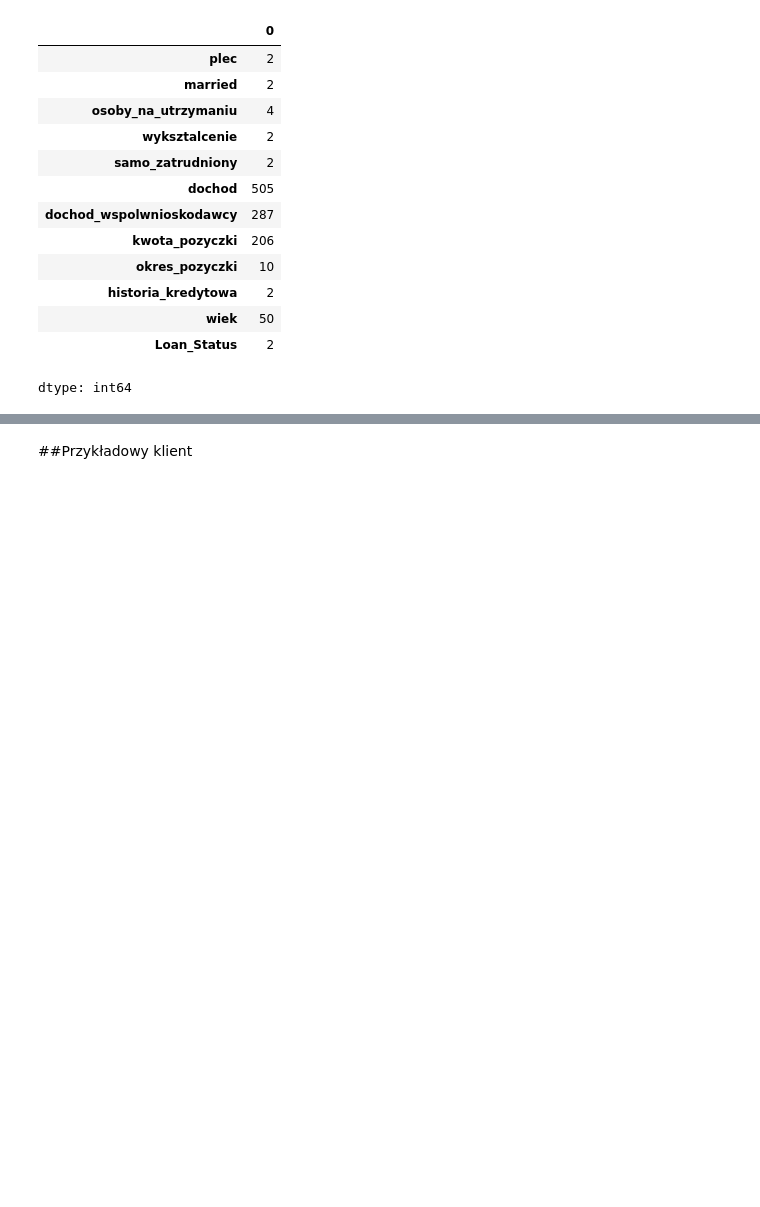
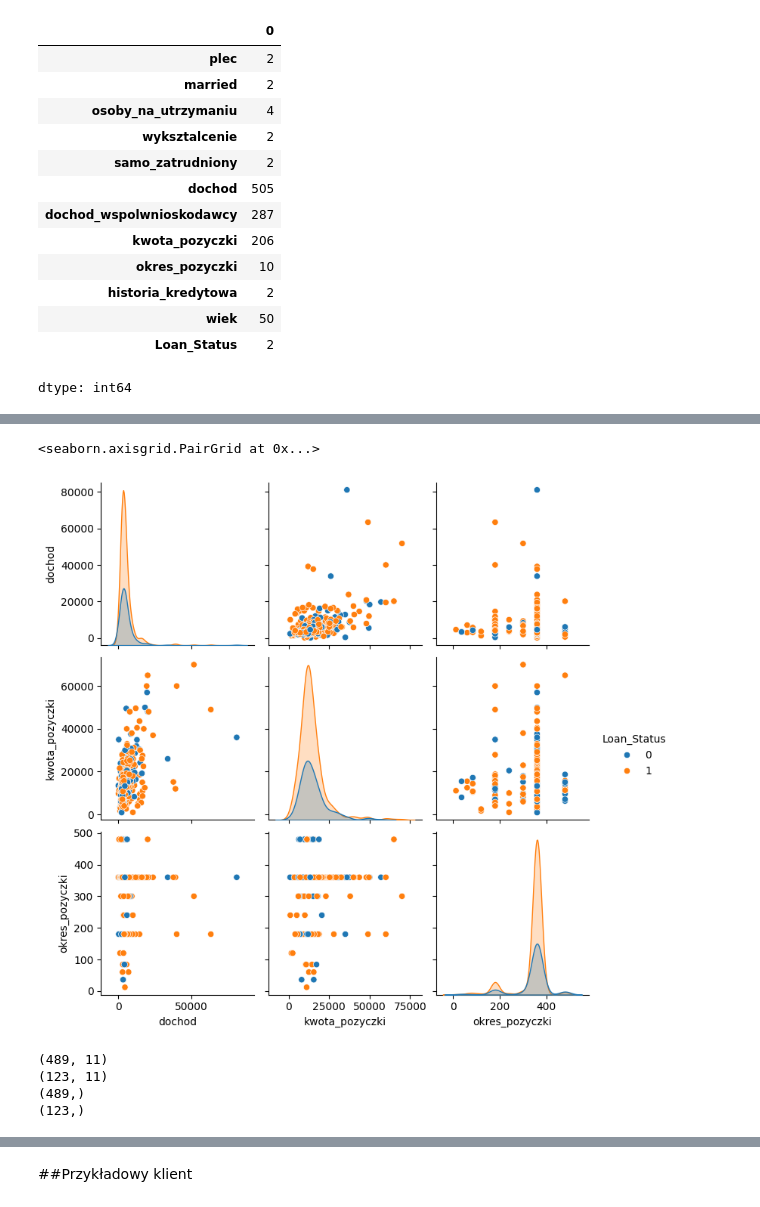
Before and after one commit to rybinski92/ml_credit_project, a Jupyter notebook: prezentacja_ML.ipynb, the cells around one changed output, grey strips where cells are left out. Saved outputs shown, nothing was run; the diff lists cells and outputs as text; code cells hidden in the pictures; blank space fills up the shorter version.

```diff
--- a/prezentacja_ML.ipynb
+++ b/prezentacja_ML.ipynb
@@ -175,13 +210,3 @@ data.describe().T
 #   plt.xlabel(i)
 #   plt.ylabel('Ilość')
 #   plt.show()
-# %%
-from sklearn.impute import SimpleImputer
-
-cat_features = ['plec', 'married', 'osoby_na_utrzymaniu', 'wyksztalcenie', 'samo_zatrudniony', 'historia_kredytowa']
-imputer = SimpleImputer(strategy='most_frequent')
-data[cat_features] = imputer.fit_transform(data[cat_features])
-# %%
-num_features = ['dochod', 'dochod_wspolwnioskodawcy', 'kwota_pozyczki', 'okres_pozyczki', 'wiek']
-imputer = SimpleImputer(strategy='median')
-data[num_features] = imputer.fit_transform(data[num_features])
@@ -209,0 +213,21 @@ memory usage: 62.2+ KB
+# %%
+import seaborn as sns
+sns.pairplot(data[['dochod', 'kwota_pozyczki', 'wyksztalcenie', 'okres_pozyczki',  'Loan_Status']], hue="Loan_Status")
+# %% [output]
+<seaborn.axisgrid.PairGrid at 0x...>
+[figure, added]
+# %%
+from sklearn.model_selection import train_test_split
+y = data["Loan_Status"]
+X = data.drop("Loan_Status", axis=1)
+X_train, X_test, y_train, y_test = train_test_split(X, y, test_size = 0.2)
+
+print(X_train.shape)
+print(X_test.shape)
+print(y_train.shape)
+print(y_test.shape)
+# %% [output]
+(489, 11)
+(123, 11)
+(489,)
+(123,)
```
Also changed, not shown: parts of 65 cells of this notebook.
